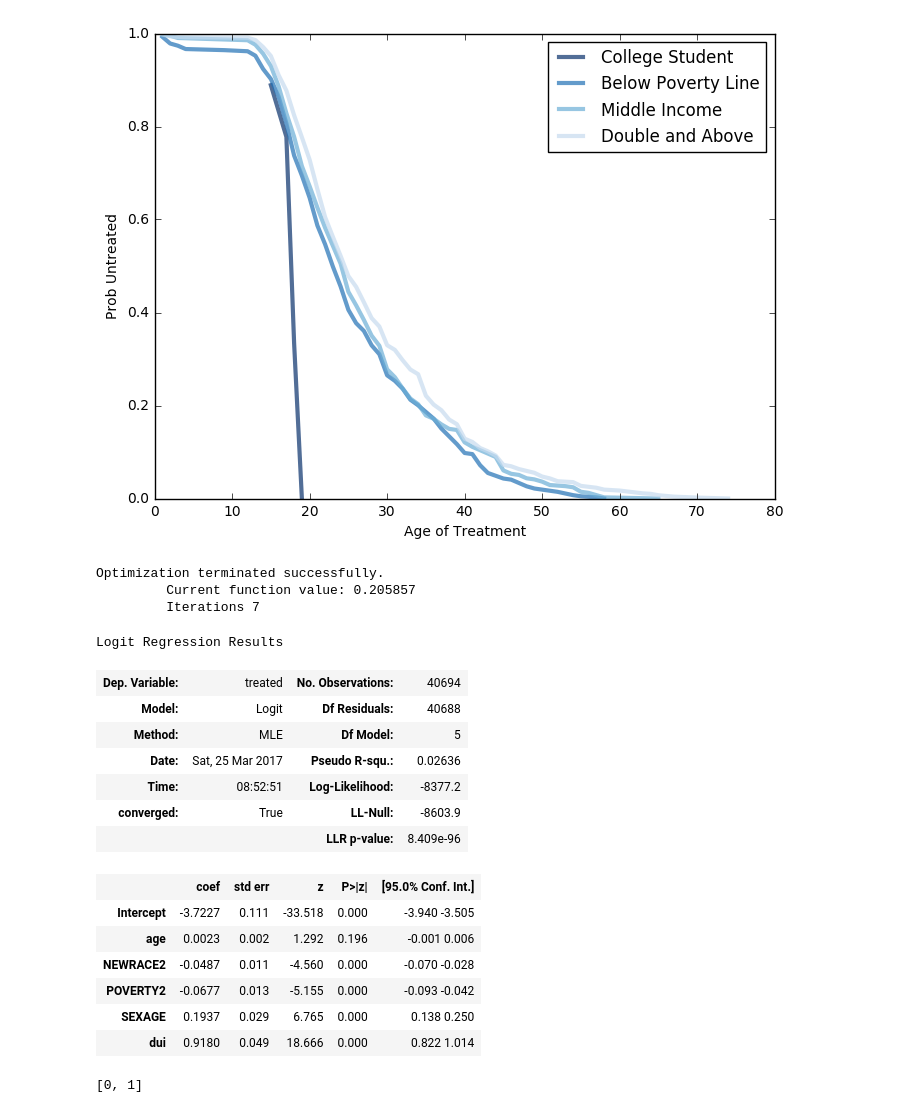
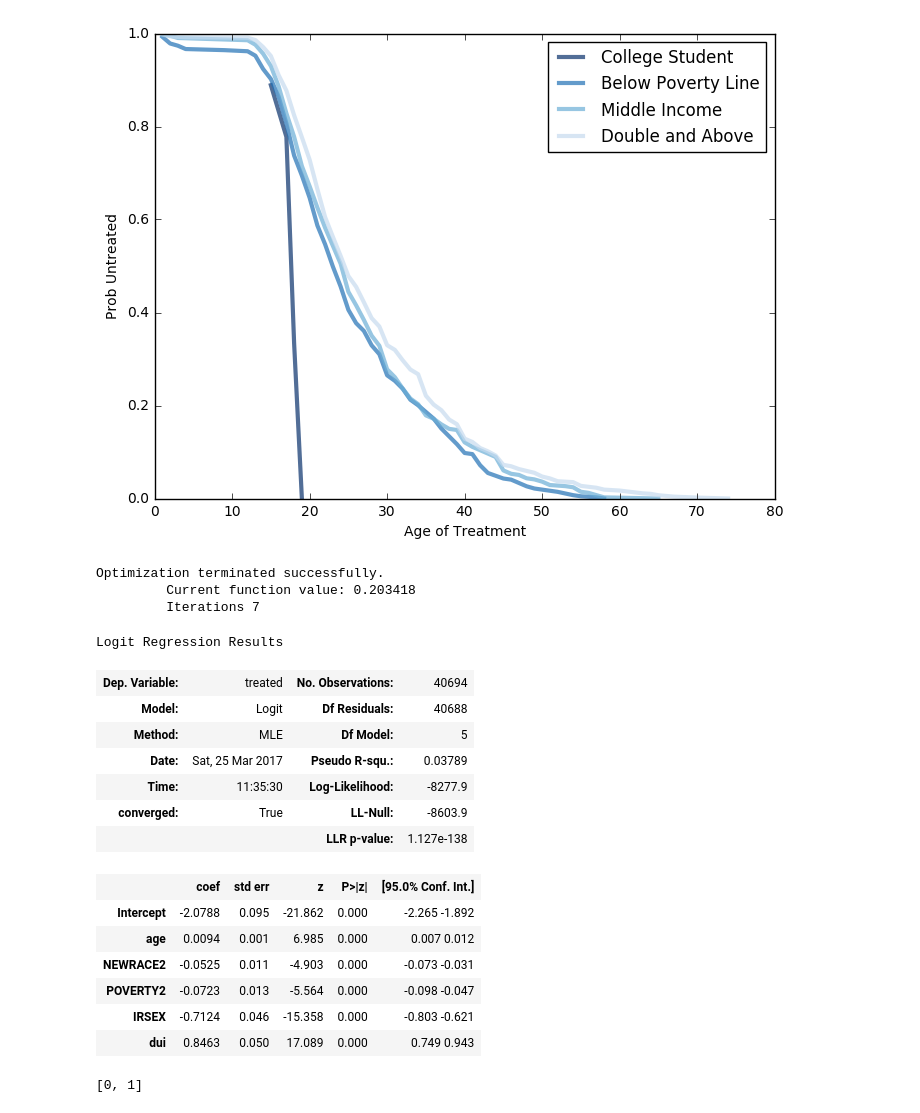
Before and after one commit to KaitlynKeil/ThinkStats2, a Jupyter notebook: code/report2.ipynb, the cells around one changed output. Saved outputs shown, nothing was run; the diff lists cells and outputs as text; code cells hidden in the pictures.

```diff
--- a/code/report2.ipynb
+++ b/code/report2.ipynb
@@ -257,32 +302,32 @@ See the caveats in the documentation: http://pandas.pydata.org/pandas-docs/stabl
 # %%
 # Picking out a few of the interesting ones, we see that dui (respondant has driven while under the influence)
 #  has a positive coefficient, suggesting that those who have driven under the influence are more likely to have
 #  gotten treatment.
 
-formula = 'treated ~ age + NEWRACE2 + POVERTY2 + SEXAGE + dui'
+formula = 'treated ~ age + NEWRACE2 + POVERTY2 + IRSEX + dui'
 
 model = smf.logit(formula, data=nsduh)
 results = model.fit()
 results.summary()
 # %% [output]
 Optimization terminated successfully.
-         Current function value: 0.205857
+         Current function value: 0.203418
          Iterations 7
 Logit Regression Results
 | Dep. Variable: | treated | No. Observations: | 40694 |
 | Model: | Logit | Df Residuals: | 40688 |
 | Method: | MLE | Df Model: | 5 |
-| Date: | Sat, 25 Mar 2017 | Pseudo R-squ.: | 0.02636 |
-| Time: | 08:52:51 | Log-Likelihood: | -8377.2 |
+| Date: | Sat, 25 Mar 2017 | Pseudo R-squ.: | 0.03789 |
+| Time: | 11:35:30 | Log-Likelihood: | -8277.9 |
 | converged: | True | LL-Null: | -8603.9 |
-|  |  | LLR p-value: | 8.409e-96 |
+|  |  | LLR p-value: | 1.127e-138 |
 |  | coef | std err | z | P>|z| | [95.0% Conf. Int.] |
-| Intercept | -3.7227 | 0.111 | -33.518 | 0.000 | -3.940 -3.505 |
-| age | 0.0023 | 0.002 | 1.292 | 0.196 | -0.001 0.006 |
-| NEWRACE2 | -0.0487 | 0.011 | -4.560 | 0.000 | -0.070 -0.028 |
-| POVERTY2 | -0.0677 | 0.013 | -5.155 | 0.000 | -0.093 -0.042 |
-| SEXAGE | 0.1937 | 0.029 | 6.765 | 0.000 | 0.138 0.250 |
-| dui | 0.9180 | 0.049 | 18.666 | 0.000 | 0.822 1.014 |
+| Intercept | -2.0788 | 0.095 | -21.862 | 0.000 | -2.265 -1.892 |
+| age | 0.0094 | 0.001 | 6.985 | 0.000 | 0.007 0.012 |
+| NEWRACE2 | -0.0525 | 0.011 | -4.903 | 0.000 | -0.073 -0.031 |
+| POVERTY2 | -0.0723 | 0.013 | -5.564 | 0.000 | -0.098 -0.047 |
+| IRSEX | -0.7124 | 0.046 | -15.358 | 0.000 | -0.803 -0.621 |
+| dui | 0.8463 | 0.050 | 17.089 | 0.000 | 0.749 0.943 |
 # %%
 # Split the groups up by whether or not they have driven under the influence.
 
```
Also changed, not shown: parts of 11 cells of this notebook, 1 other file.
